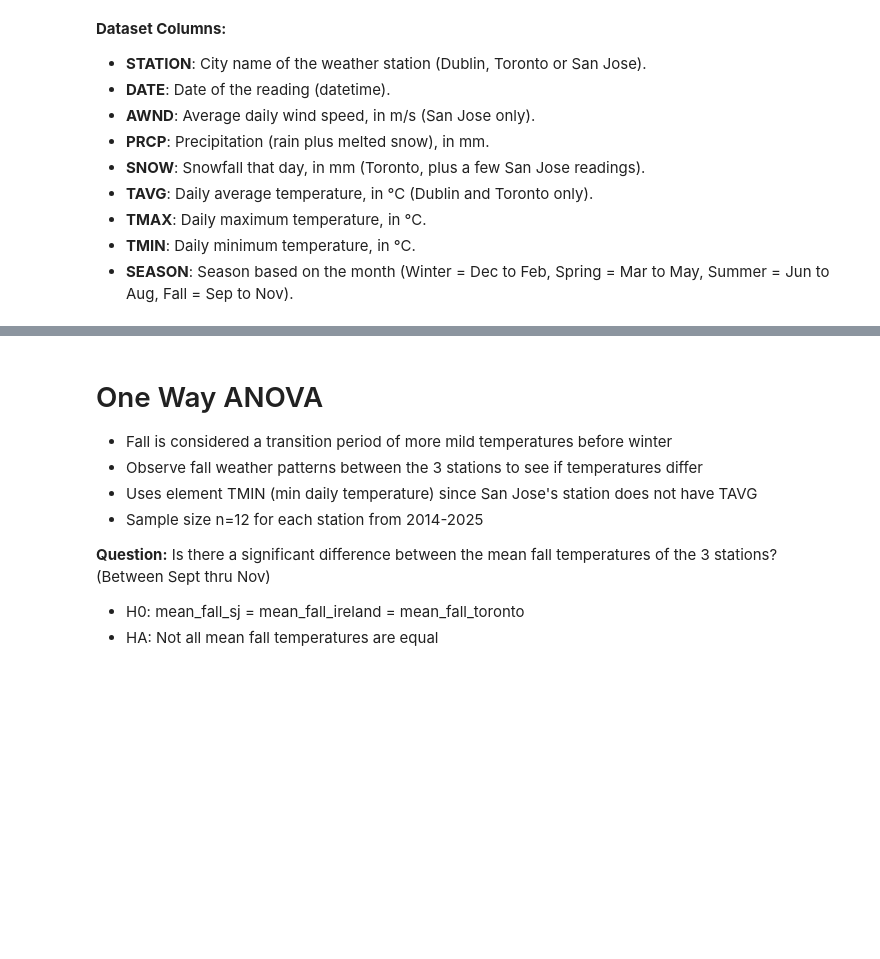
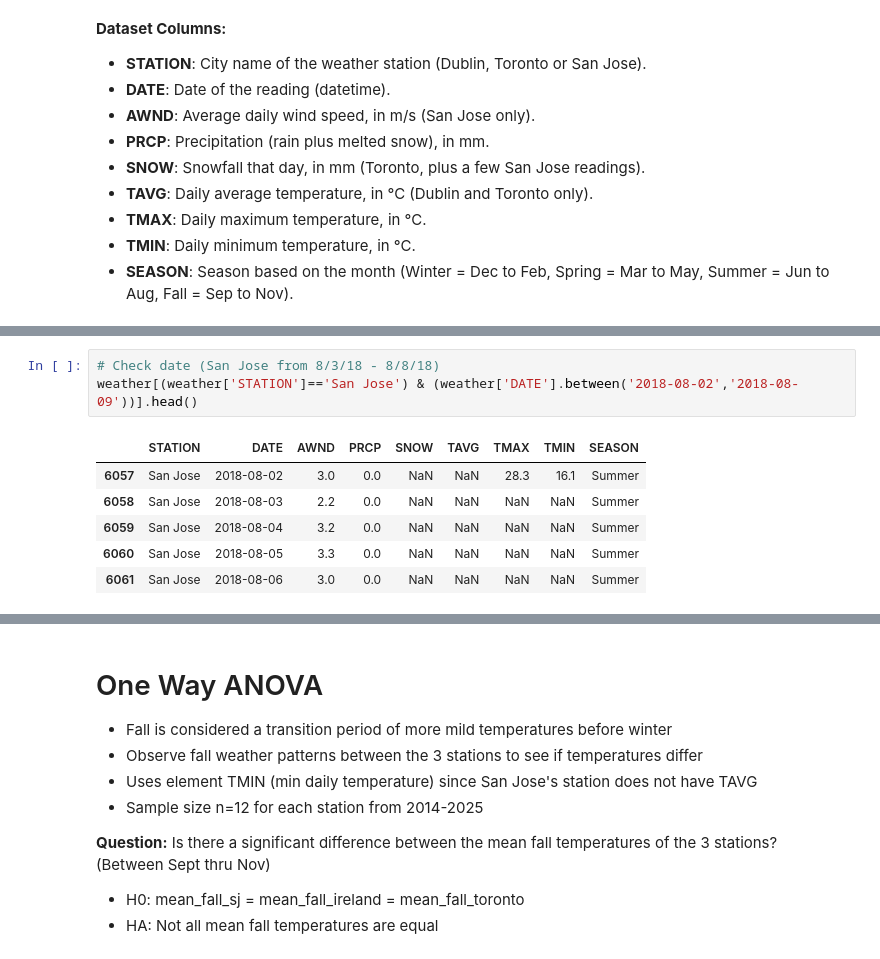
Before and after one commit to brianna-senchyna/weather-mappers-CS133, a Jupyter notebook: notebooks/milestone_1b_stats.ipynb, the cells around one changed output, grey strips where cells are left out. Saved outputs shown, nothing was run; the diff lists cells and outputs as text; blank space fills up the shorter version.

```diff
--- a/notebooks/milestone_1b_stats.ipynb
+++ b/notebooks/milestone_1b_stats.ipynb
@@ -51,0 +166,10 @@ memory usage: 744.9 KB
+# %%
+# Check date (San Jose from 8/3/18 - 8/8/18)
+weather[(weather['STATION']=='San Jose') & (weather['DATE'].between('2018-08-02','2018-08-09'))].head()
+# %% [output]
+|  | STATION | DATE | AWND | PRCP | SNOW | TAVG | TMAX | TMIN | SEASON |
+| 6057 | San Jose | 2018-08-02 | 3.0 | 0.0 | NaN | NaN | 28.3 | 16.1 | Summer |
+| 6058 | San Jose | 2018-08-03 | 2.2 | 0.0 | NaN | NaN | NaN | NaN | Summer |
+| 6059 | San Jose | 2018-08-04 | 3.2 | 0.0 | NaN | NaN | NaN | NaN | Summer |
+| 6060 | San Jose | 2018-08-05 | 3.3 | 0.0 | NaN | NaN | NaN | NaN | Summer |
+| 6061 | San Jose | 2018-08-06 | 3.0 | 0.0 | NaN | NaN | NaN | NaN | Summer |
```
Also changed, not shown: parts of 18 cells of this notebook, 2 other files.
